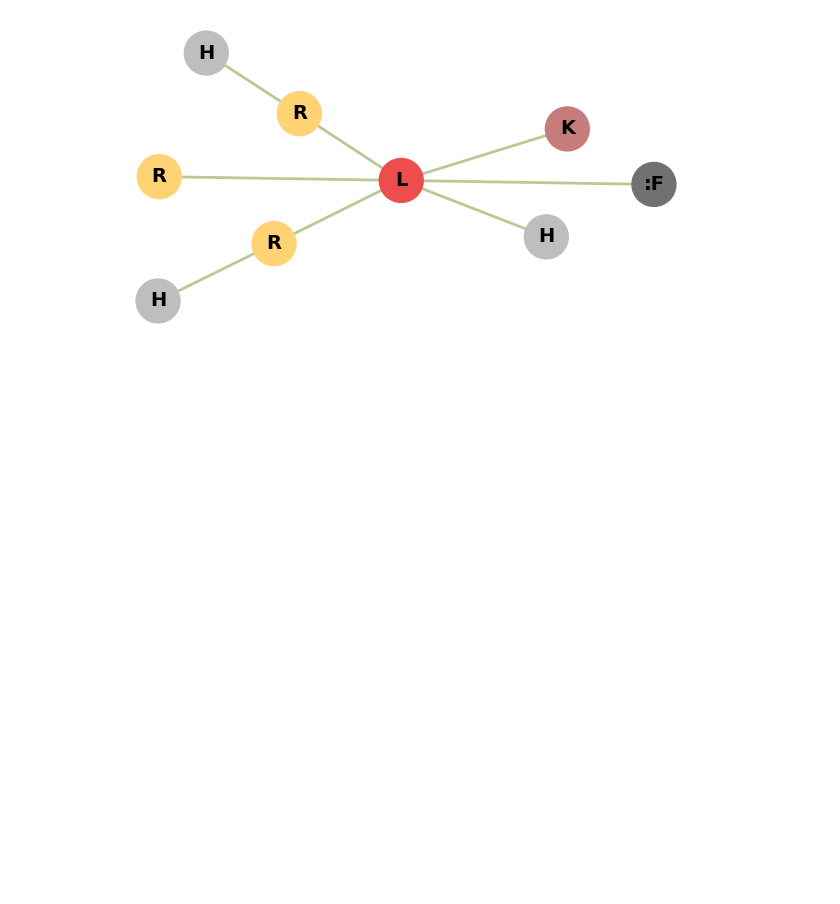
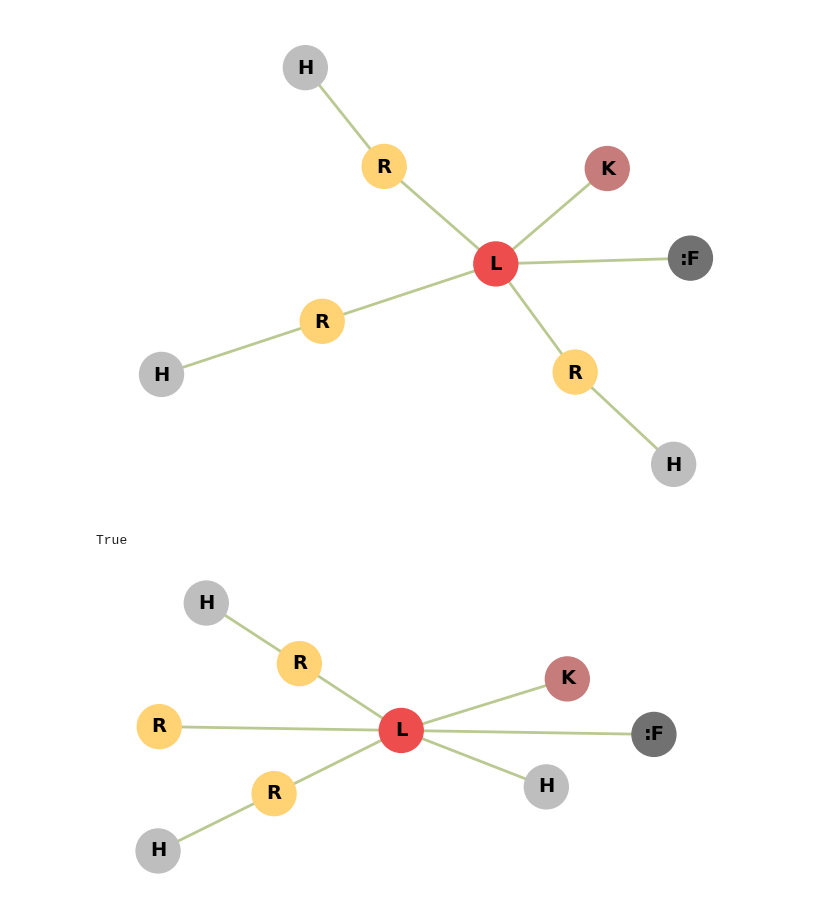
Before and after one commit to enix403/blueprint, a Jupyter notebook: pregen.ipynb, the cells around one changed output. Cells and saved outputs as stored; diff of their text form; code cells hidden in the pictures; blank space fills up the shorter version.

```diff
--- a/pregen.ipynb
+++ b/pregen.ipynb
@@ -26,9 +27,18 @@ from minimal import sample_graphs
 from pregen.premade import premade_graphs
 from pregen import signature as sg
 # %%
-# sg.find_closest_graph(sample_graphs.one()).draw()
+g.draw()
+# %% [output]
+[figure, added]
 # %%
-# sample_graphs.one().draw()
+g = InputLayout(node_types=[0, 1, 2, 2, 2, 3, 3, 3, 14],
+                edges=[(8, 0), (0, 4),(0, 2), (0, 1), (2, 7), (4, 6), (0, 3), (3, 5)],
+                node_labels=[1, 8, 2, 3, 4, 5, 6, 7, 0])
+
+sg.find_closest_graph(g) is premade_graphs[45]
+# premade_graphs[45]
+# %% [output]
+True
 # %%
 gi = 47
 g = premade_graphs[gi]
```
Also changed, not shown: parts of 1 cell of this notebook, 1 other file.
